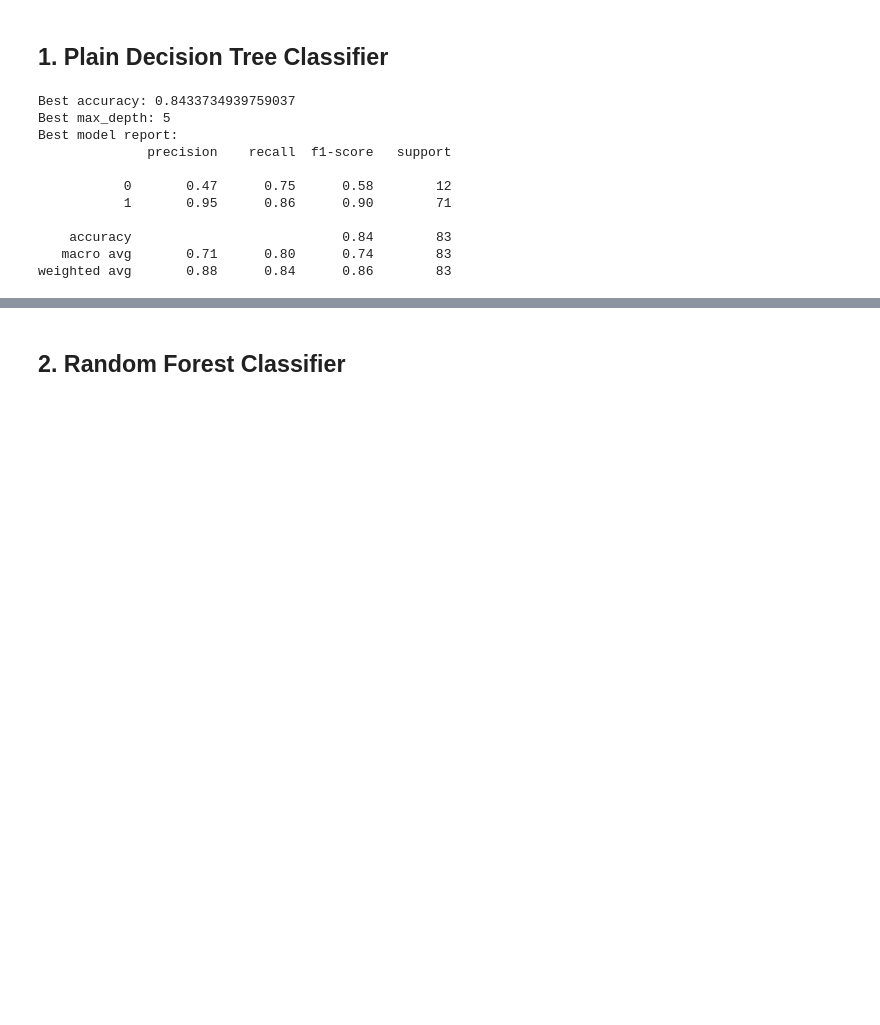
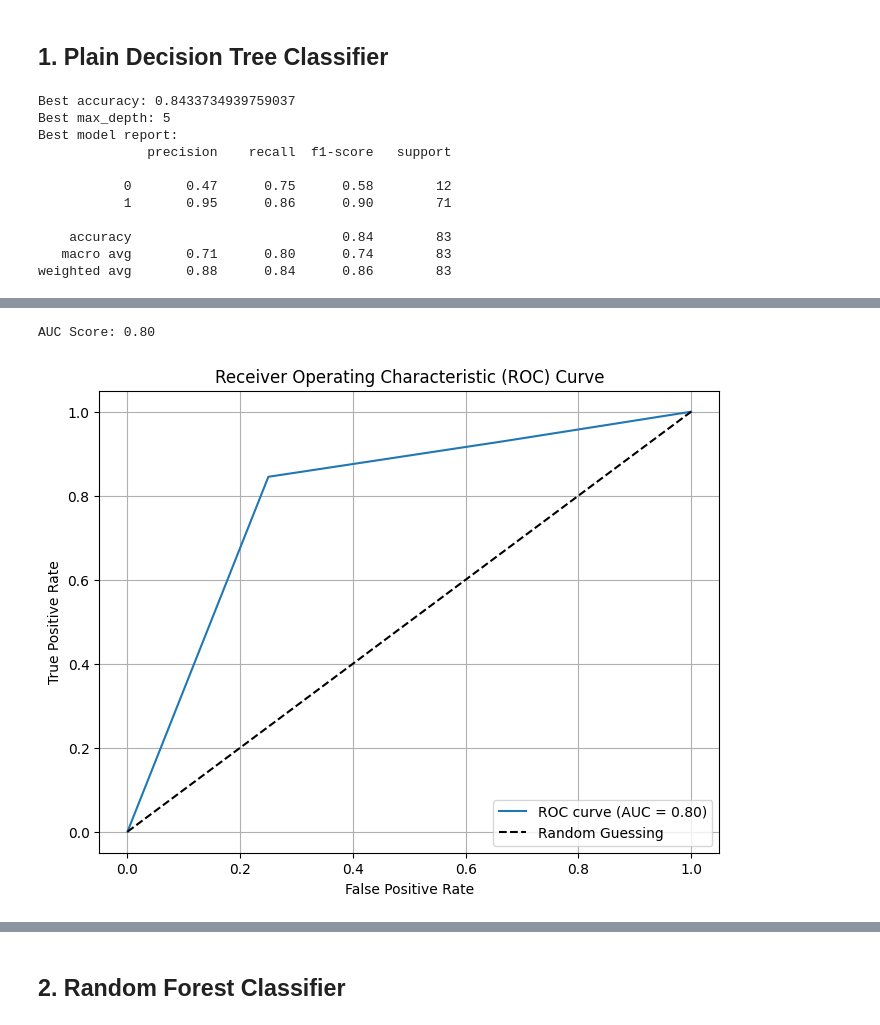
Before and after one commit to uy-seng/cs4372, a Jupyter notebook: assignment-2/main.ipynb, the cells around one changed output, grey strips where cells are left out. Cells and saved outputs as stored; diff of their text form; code cells hidden in the pictures; blank space fills up the shorter version.

Commit message:
add images and update report

```diff
--- a/assignment-2/main.ipynb
+++ b/assignment-2/main.ipynb
@@ -393,0 +391,31 @@ weighted avg       0.83      0.84      0.83        83
+# %%
+# get ROC curve
+from sklearn.metrics import roc_curve, roc_auc_score
+import matplotlib.pyplot as plt
+
+clf = DecisionTreeClassifier(max_depth=best_max_depth, criterion=best_criterion, min_impurity_decrease=0.01, class_weight='balanced')
+clf.fit(X_train, y_train)
+
+# Step 1: Obtain predicted probabilities
+y_pred_prob = clf.predict_proba(X_test)[:, 1]
+
+# Step 2: Compute ROC curve
+fpr, tpr, thresholds = roc_curve(y_test, y_pred_prob)
+
+# Step 3: Compute AUC score
+auc_score = roc_auc_score(y_test, y_pred_prob)
+print(f"AUC Score: {auc_score:.2f}")
+
+# Step 4: Plot ROC curve
+plt.figure(figsize=(8, 6))
+plt.plot(fpr, tpr, label=f'ROC curve (AUC = {auc_score:.2f})')
+plt.plot([0, 1], [0, 1], 'k--', label='Random Guessing')
+plt.xlabel('False Positive Rate')
+plt.ylabel('True Positive Rate')
+plt.title('Receiver Operating Characteristic (ROC) Curve')
+plt.legend(loc='lower right')
+plt.grid()
+plt.show()
+# %% [output]
+AUC Score: 0.80
+[figure, added]
```
Also changed, not shown: parts of 13 cells of this notebook, 13 other files.
